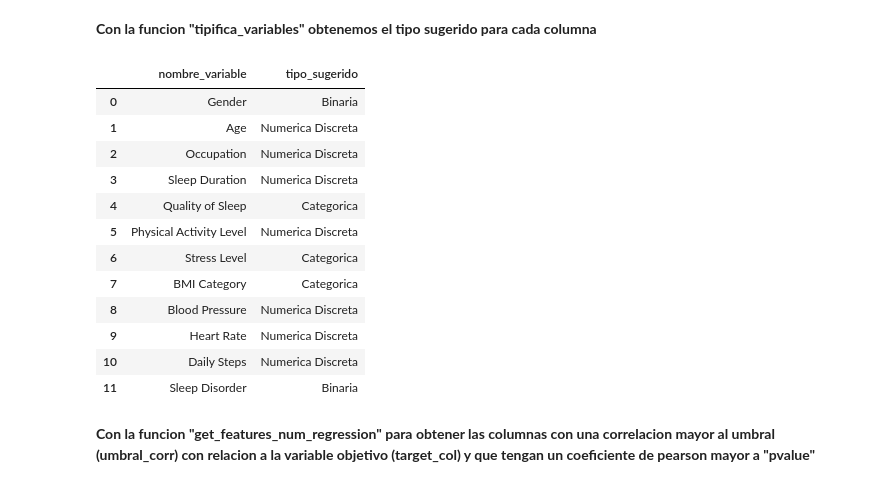
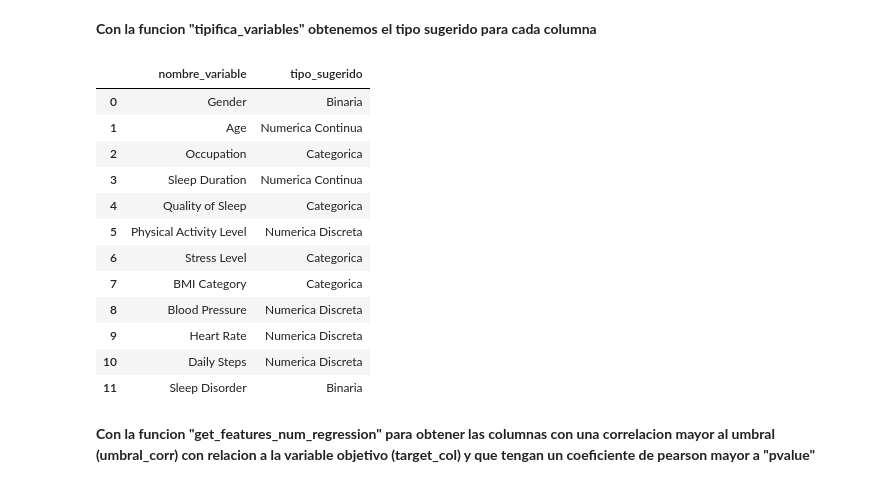
Before and after one commit to Kathry1/TeamChallenge_team8, a Jupyter notebook: Notebook_toolbox.ipynb, the cells around one changed output. Saved outputs shown, nothing was run; the diff lists cells and outputs as text; code cells hidden in the pictures.

```diff
--- a/Notebook_toolbox.ipynb
+++ b/Notebook_toolbox.ipynb
@@ -62,14 +68,14 @@ result
 # %% [markdown]
 **Con la funcion "tipifica_variables" obtenemos el tipo sugerido para cada columna**
 # %%
-result = tipifica_variables(data, umbral_categoria=8, umbral_continua=0.5)
+result = tipifica_variables(data, umbral_categoria=12, umbral_continua=0.07)
 result
 # %% [output]
 |  | nombre_variable | tipo_sugerido |
 | 0 | Gender | Binaria |
-| 1 | Age | Numerica Discreta |
-| 2 | Occupation | Numerica Discreta |
-| 3 | Sleep Duration | Numerica Discreta |
+| 1 | Age | Numerica Continua |
+| 2 | Occupation | Categorica |
+| 3 | Sleep Duration | Numerica Continua |
 | 4 | Quality of Sleep | Categorica |
 | 5 | Physical Activity Level | Numerica Discreta |
 | 6 | Stress Level | Categorica |
```
Also changed, not shown: parts of 5 cells of this notebook.
